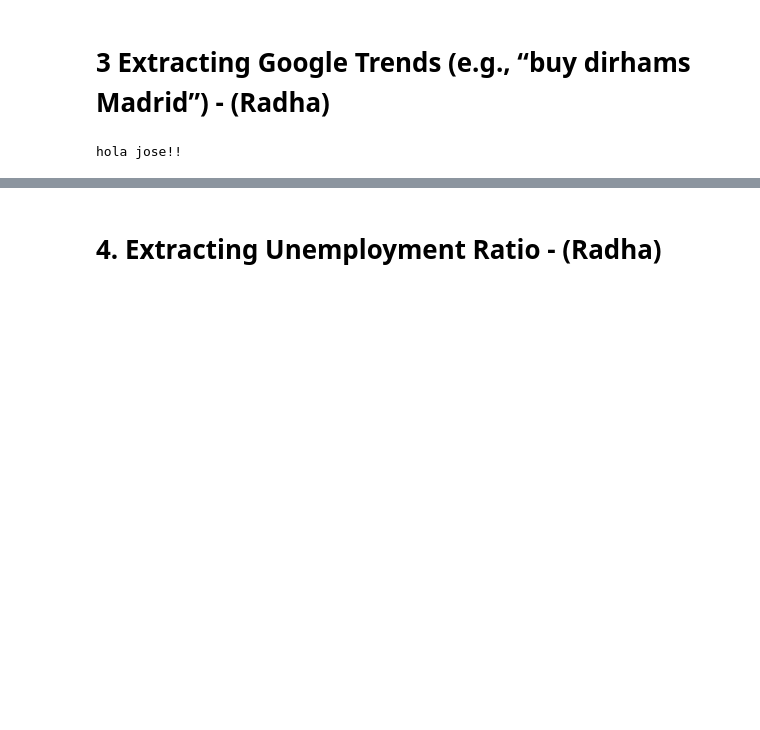
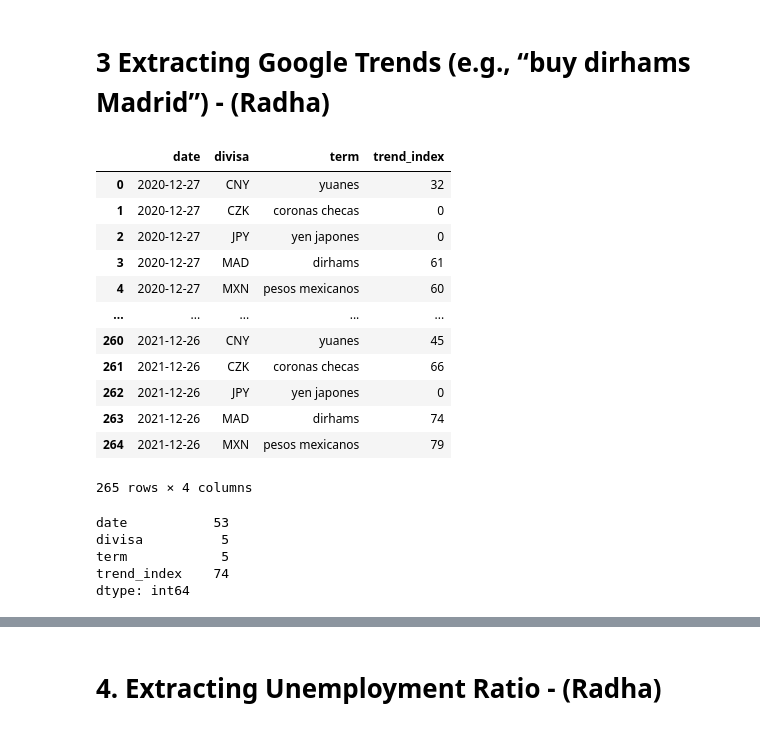
Before and after one commit to 4GeeksAcademy/JMT1ST-BOOSTING-ALG, a Jupyter notebook: src/explore.ipynb, the cells around one changed output, grey strips where cells are left out. Cells and saved outputs as stored; diff of their text form; code cells hidden in the pictures; blank space fills up the shorter version.

Commit message:
google_tren_recuperado

```diff
--- a/src/explore.ipynb
+++ b/src/explore.ipynb
@@ -163,7 +163,28 @@ yfinances_formated_df.head(30)
 # 2. Extracting Weather (Rain/Temperature) - (Collab Radha-Jose Sunday)
 # %% [markdown]
 # 3 Extracting Google Trends (e.g., “buy dirhams Madrid”) - (Radha)
-# %%
-print('hola jose!!')
-# %% [output]
-hola jose!!
+# %%
+df_trend = pd.read_csv('/workspaces/JMT1ST-ECSF-External-Variables/trends/google_trend.csv')
+df_trend
+# %% [output]
+|  | date | divisa | term | trend_index |
+| 0 | 2020-12-27 | CNY | yuanes | 32 |
+| 1 | 2020-12-27 | CZK | coronas checas | 0 |
+| 2 | 2020-12-27 | JPY | yen japones | 0 |
+| 3 | 2020-12-27 | MAD | dirhams | 61 |
+| 4 | 2020-12-27 | MXN | pesos mexicanos | 60 |
+| ... | ... | ... | ... | ... |
+| 260 | 2021-12-26 | CNY | yuanes | 45 |
+| 261 | 2021-12-26 | CZK | coronas checas | 66 |
+| 262 | 2021-12-26 | JPY | yen japones | 0 |
+| 263 | 2021-12-26 | MAD | dirhams | 74 |
+| 264 | 2021-12-26 | MXN | pesos mexicanos | 79 |
+265 rows × 4 columns
+# %%
+df_trend.nunique()
+# %% [output]
+date           53
+divisa          5
+term            5
+trend_index    74
+dtype: int64
```
Also changed, not shown: parts of 2 cells of this notebook, 4 other files.
